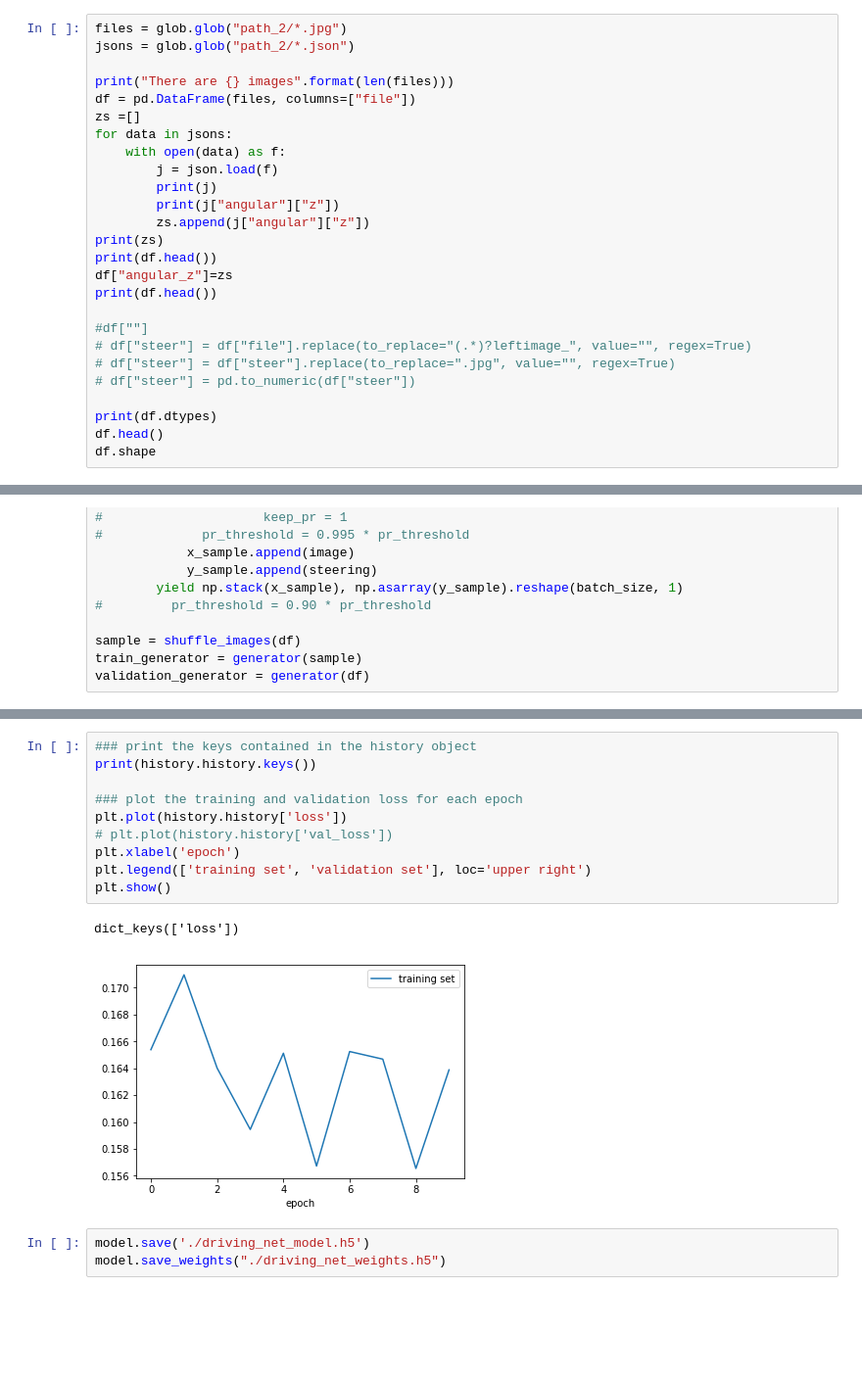
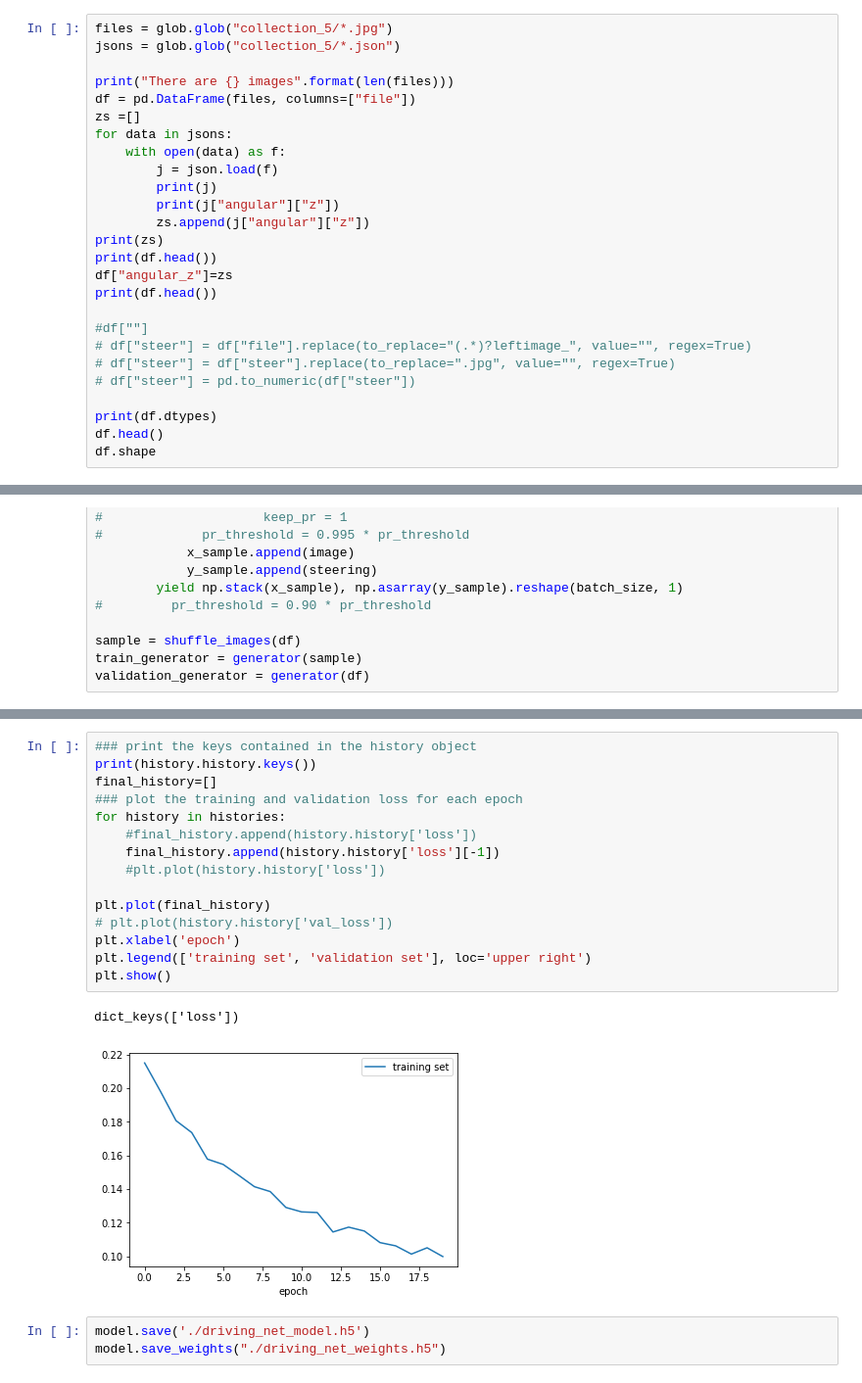
Before and after one commit to broboticscode/wave_cv, a Jupyter notebook: train.ipynb, the cells around one changed output, grey strips where cells are left out. Shown at 98% size. Saved outputs shown, nothing was run; the diff lists cells and outputs as text; blank space fills up the shorter version.

Commit message:
Updated experimental and training notebook to remove some MIT intricacies

```diff
--- a/train.ipynb
+++ b/train.ipynb
@@ -13,8 +13,8 @@ if any("/opt/ros/kinetic/lib/python2.7/dist-packages" in s for s in sys.path):
 import cv2 as cv2
 %matplotlib inline
 # %%
-files = glob.glob("path_2/*.jpg")
-jsons = glob.glob("path_2/*.json")
+files = glob.glob("collection_5/*.jpg")
+jsons = glob.glob("collection_5/*.json")
 
 print("There are {} images".format(len(files)))
 df = pd.DataFrame(files, columns=["file"])
@@ -368,16 +373,21 @@ We are now on iteration 19
 # %%
 ### print the keys contained in the history object
 print(history.history.keys())
+final_history=[]
+### plot the training and validation loss for each epoch
+for history in histories:
+    #final_history.append(history.history['loss'])
+    final_history.append(history.history['loss'][-1])
+    #plt.plot(history.history['loss'])
 
-### plot the training and validation loss for each epoch
-plt.plot(history.history['loss'])
+plt.plot(final_history)
 # plt.plot(history.history['val_loss'])
 plt.xlabel('epoch')
 plt.legend(['training set', 'validation set'], loc='upper right')
 plt.show()
 # %% [output]
 dict_keys(['loss'])
-[figure, old version]
+[figure, new version]
 # %%
 model.save('./driving_net_model.h5')
 model.save_weights("./driving_net_weights.h5")
```
Also changed, not shown: parts of 7 cells of this notebook, 1 other file.
